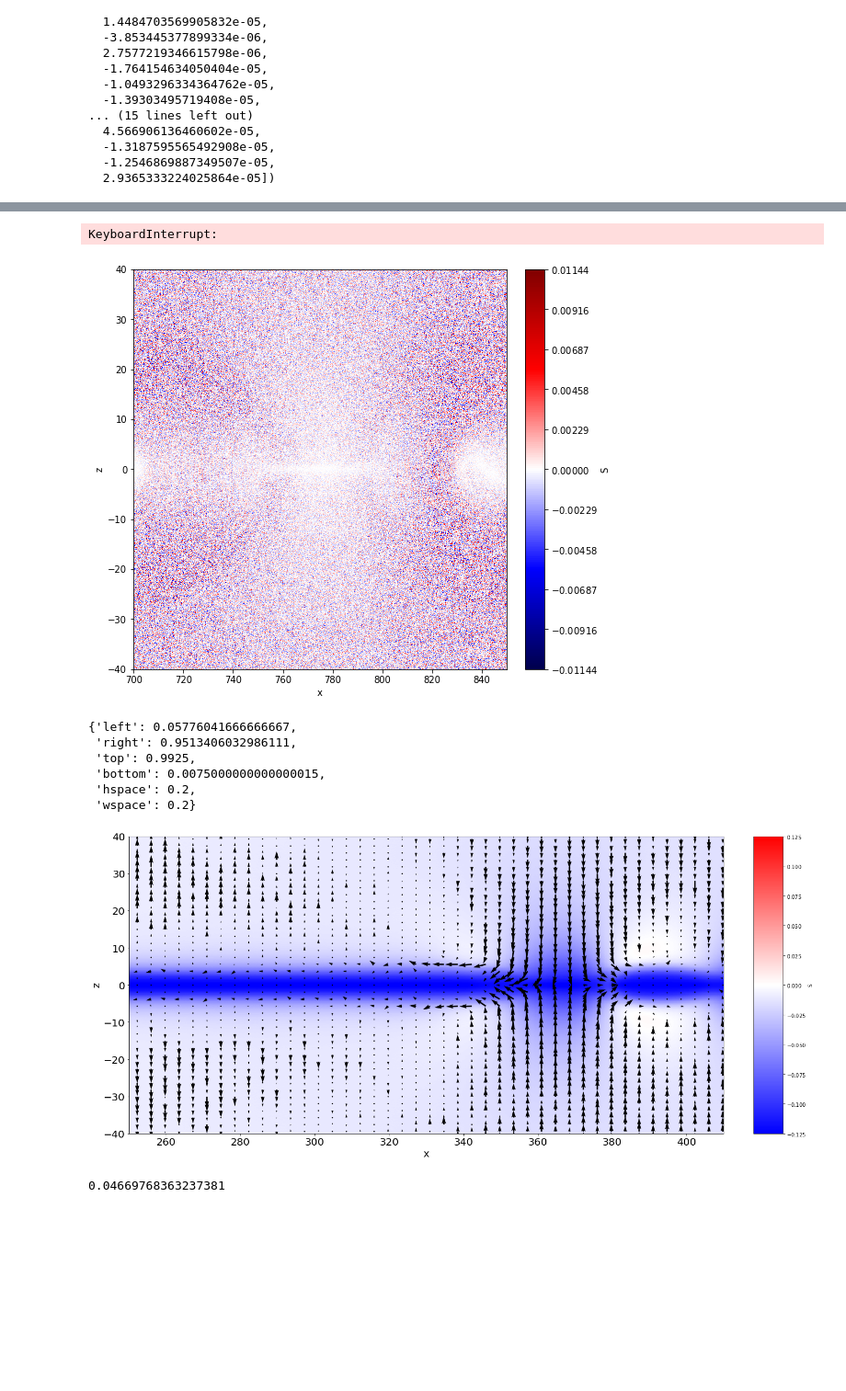
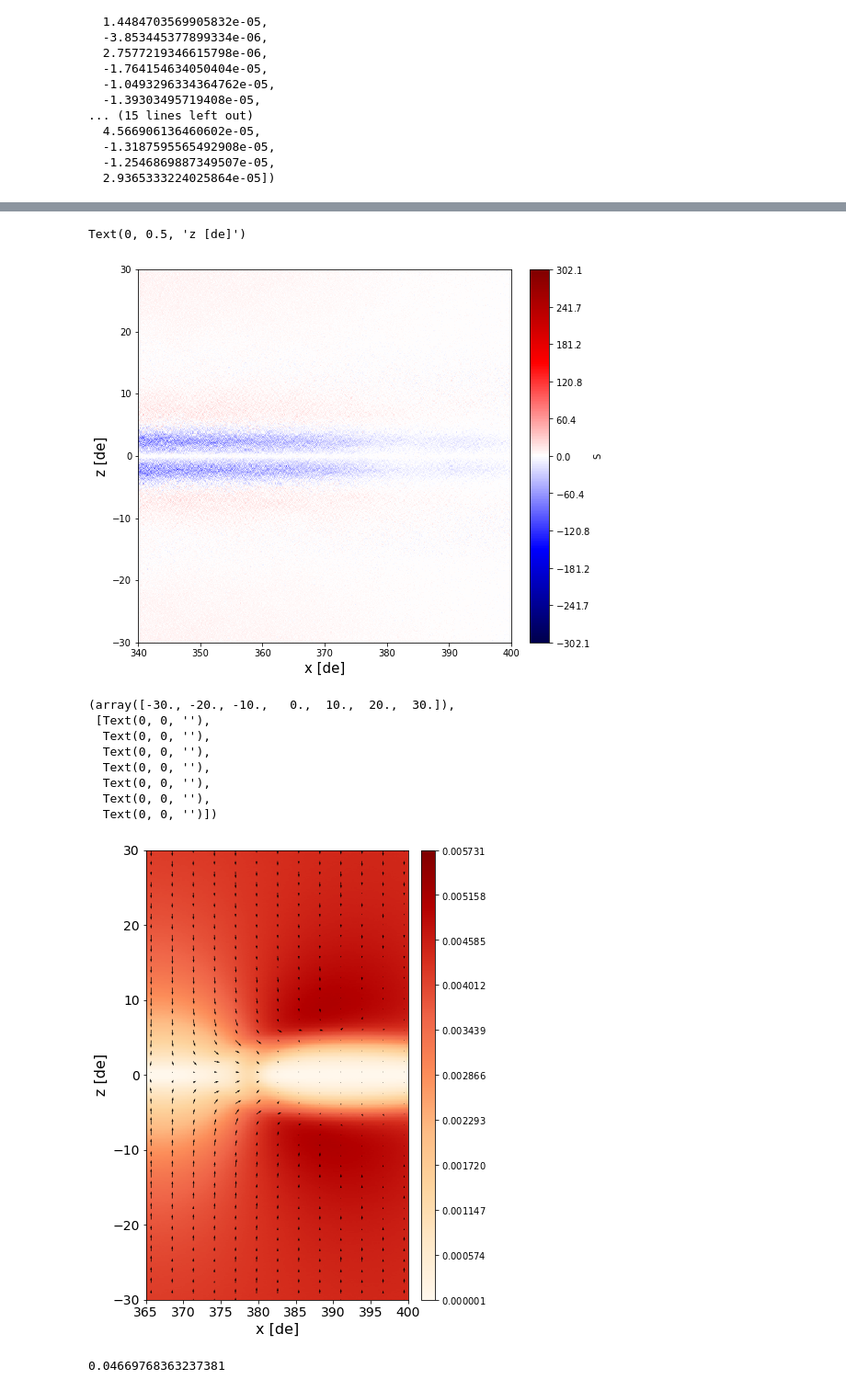
Before and after one commit to d0118dominic/notebooks, a Jupyter notebook: Rx_Evolution_JGR.ipynb, the cells around one changed output, grey strips where cells are left out. Shown at 92% size. Drawn from its saved outputs; the diff is of its cells as text; code cells hidden in the pictures; blank space fills up the shorter version.

```diff
--- a/Rx_Evolution_JGR.ipynb
+++ b/Rx_Evolution_JGR.ipynb
@@ -636,49 +649,53 @@ viscid.calculator.evaluator.enabled = True
 #fld = fld['y=0j']
 
 #vlt.plot(E_prime['x'], cmap = "seismic", symmetric = "True",cbarlabel="S")
-vlt.plot(dudt, cmap = "seismic", symmetric = "True",cbarlabel="S")
-
-plt.xlim(700,850)
-plt.ylim(-40,40)
-
-
-vlt.streamplot(S, arrowsize=2, density=20, color='k')
-
-plt.xlim(700,850)
-plt.ylim(-40,40)
-
-vlt.show()
+vlt.plot(S['x'], cmap = "seismic", symmetric = "True",cbarlabel="S")
+fnt=15
+plt.axis("image")
+plt.xlim(340,400)
+plt.ylim(-30,30)
+plt.xlabel("x [de]", fontsize=fnt)
+plt.ylabel("z [de]", fontsize=fnt)
 # %% [output]
-KeyboardInterrupt:
+Text(0, 0.5, 'z [de]')
-[figure, old version]
+[figure, new version]
 # %%
 # Vector Plotting
 
-plt.figure(figsize=(20, 20))
+plt.figure(figsize=(30, 9))
 cut = 'x=::6, z=::3'
-step = 4
+step = 3
 
-vlt.plot(uB - 0.5*0.25, cmap = "bwr", symmetric = "True",cbarlabel="S")
-_S_ = vlt.plot2d_quiver(S[cut],step = step ,scale = 10*max(S), linewidth=5000, color = 'k')
+fnt = 14
+
+vlt.plot(uB/(8*np.pi), cmap = "OrRd",cbarlabel= " ")
+
+#vlt.plot(E_prime['y'], cmap = "seismic", symmetric=True,cbarlabel= " ")
+
+_S_ = vlt.plot2d_quiver(S[cut],step = step ,scale = 8*max(S), linewidth=0, color = 'k')
 #_E_ = vlt.plot2d_quiver(E[cut],step = step ,scale = 10*max(E), linewidth=50, color = 'r')
-#_B_ = vlt.plot2d_quiver(B[cut],step = step ,scale = 30*max(B), linewidth=50, color = 'b')
+_#B_ = vlt.plot2d_quiver(B[cut],step = step ,scale = 24*max(B), linewidth=50, color = 'b')
 
-plt.xlim(250,410)
-plt.ylim(-40,40)
-fnt = 20
+plt.axis("image")
+plt.xlim(365,400)
+plt.ylim(-30,30)
+plt.xlabel("x [de]", fontsize=fnt+2)
+plt.ylabel("z [de]", fontsize=fnt+2)
+
 plt.xticks(fontsize=fnt)
 plt.yticks(fontsize=fnt)
-plt.xlabel('x', fontsize=fnt)
-plt.ylabel('z', fontsize=fnt)
-vlt.auto_adjust_subplots()
+
+#vlt.auto_adjust_subplots()
 # %% [output]
-{'left': 0.05776041666666667,
- 'right': 0.9513406032986111,
- 'top': 0.9925,
- 'bottom': 0.0075000000000000015,
- 'hspace': 0.2,
- 'wspace': 0.2}
+(array([-30., -20., -10.,   0.,  10.,  20.,  30.]),
+ [Text(0, 0, ''),
+  Text(0, 0, ''),
+  Text(0, 0, ''),
+  Text(0, 0, ''),
+  Text(0, 0, ''),
+  Text(0, 0, ''),
+  Text(0, 0, '')])
-[figure, old version]
+[figure, new version]
 # %%
 np.max(B)
 np.max(E)
```
Also changed, not shown: parts of 8 cells of this notebook.
